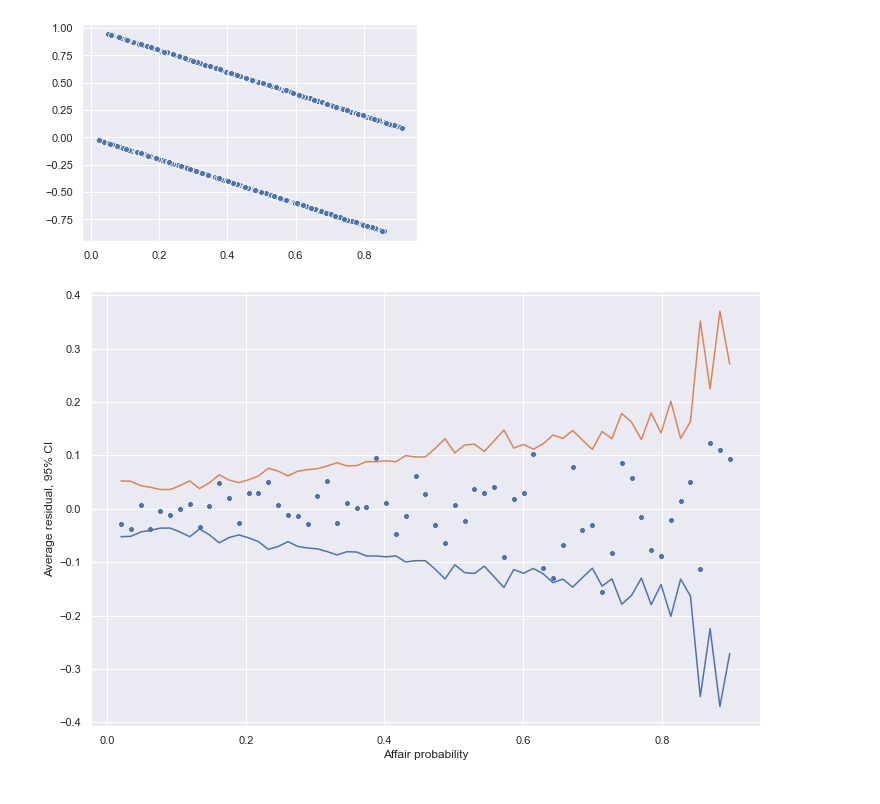
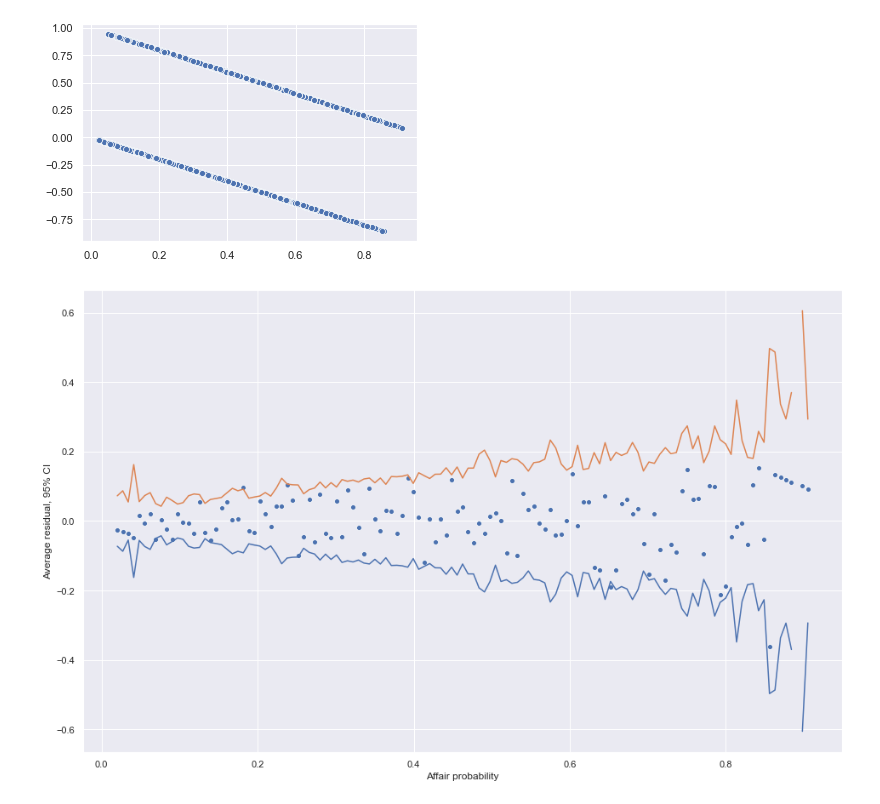
Before and after one commit to jezzarax/arm_book_exercises, a Jupyter notebook: ex54.ipynb, the cells around one changed output. Cells and saved outputs as stored; diff of their text form; code cells hidden in the pictures.

```diff
--- a/ex54.ipynb
+++ b/ex54.ipynb
@@ -179,11 +186,10 @@ sns.scatterplot(x = pred_values, y = affair_df_nrm.was_an_affair - pred_values);
 # %% [output]
 [figure]
 # %%
-
 def ci(data):
     return np.mean(data)
 
-bins=len(pred_values) / 100
+bins=len(pred_values) / 50
 
 bin_mean, bin_x, _ = binned_statistic(
     x=pred_values,
@@ -211,11 +217,11 @@ binned_residuals = pd.DataFrame({
 # %%
 ax = sns.scatterplot(
     data=binned_residuals, x='prob', y='binned_mean'
 )
 sns.lineplot(data=binned_residuals, x='prob', y='binned_ci_lower', ax=ax)
 sns.lineplot(data=binned_residuals, x='prob', y='binned_ci_upper', ax=ax)
 ax.set_ylabel('Average residual, 95% CI')
 ax.set_xlabel('Affair probability');
-ax.figure.set_size_inches(12, 8)
+ax.figure.set_size_inches(16, 10)
 # %% [output]
-[figure, old version]
+[figure, new version]
```
Also changed, not shown: parts of 8 cells of this notebook.
